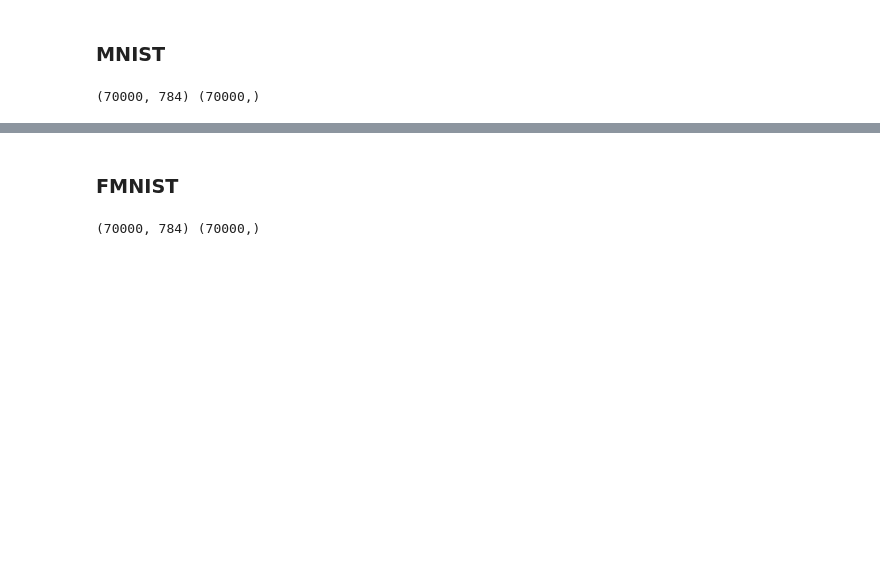
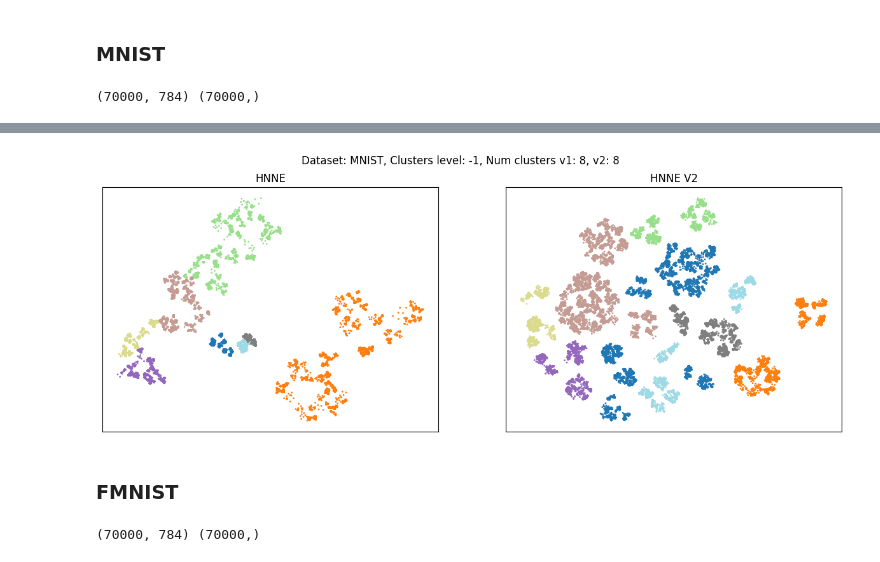
Before and after one commit to koulakis/h-nne, a Jupyter notebook: dev_notebooks/test_hnne_v2_finch_clusters_separation.ipynb, the cells around one changed output, grey strips where cells are left out. Saved outputs shown, nothing was run; the diff lists cells and outputs as text; code cells hidden in the pictures; blank space fills up the shorter version.

```diff
--- a/dev_notebooks/test_hnne_v2_finch_clusters_separation.ipynb
+++ b/dev_notebooks/test_hnne_v2_finch_clusters_separation.ipynb
@@ -266,3 +239,26 @@ plt.show()
+# %%
+_, axes = plt.subplots(1, 2, figsize=(15, 5))
+
+level = -1
+clusters_v1 = hnne_v1.hierarchy_parameters.partitions[:, level]
+clusters_v2 = hnne_v2.hierarchy_parameters.partitions[:, level]
+
+plt.suptitle(f"Dataset: {dataset_name}, Clusters level: {level}, Num clusters v1: {hnne_v1.hierarchy_parameters.partition_sizes[level]}, v2: {hnne_v2.hierarchy_parameters.partition_sizes[level]}")
+ax = axes[0]
+ax.set_title("HNNE")
+ax.scatter(*proj.T, s=1, c=clusters_v1, cmap=cmap)
+
+ax = axes[1]
+ax.set_title("HNNE V2")
+ax.scatter(*proj_v2.T, s=1, c=clusters_v2, cmap=cmap)
+
+for ax in axes:
+    ax.get_xaxis().set_ticks([])
+    ax.get_yaxis().set_ticks([])
+
+plt.show()
+# %% [output]
+[figure, added]
 # %% [markdown]
 ### FMNIST
 # %%
```
Also changed, not shown: parts of 65 cells of this notebook.
